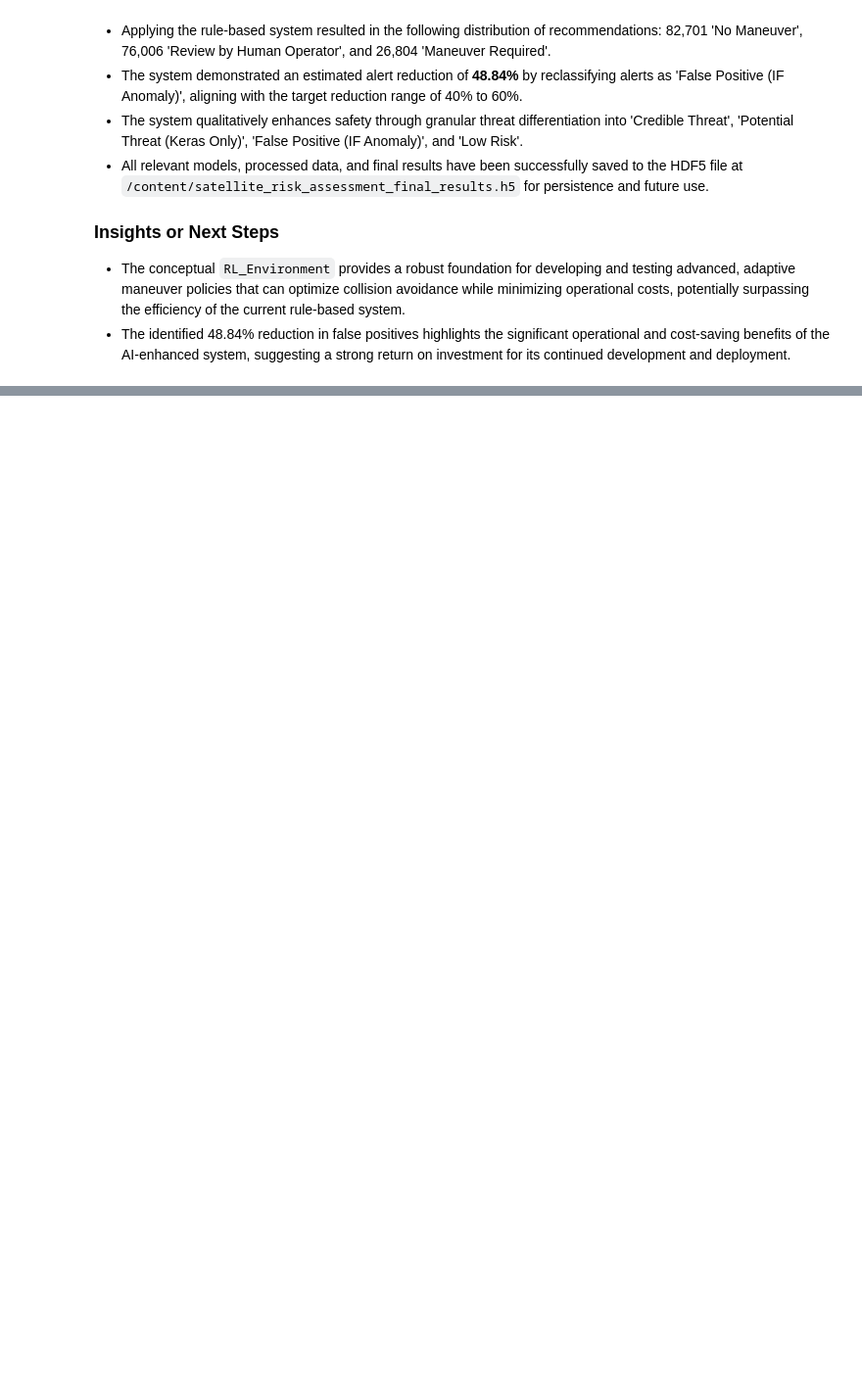
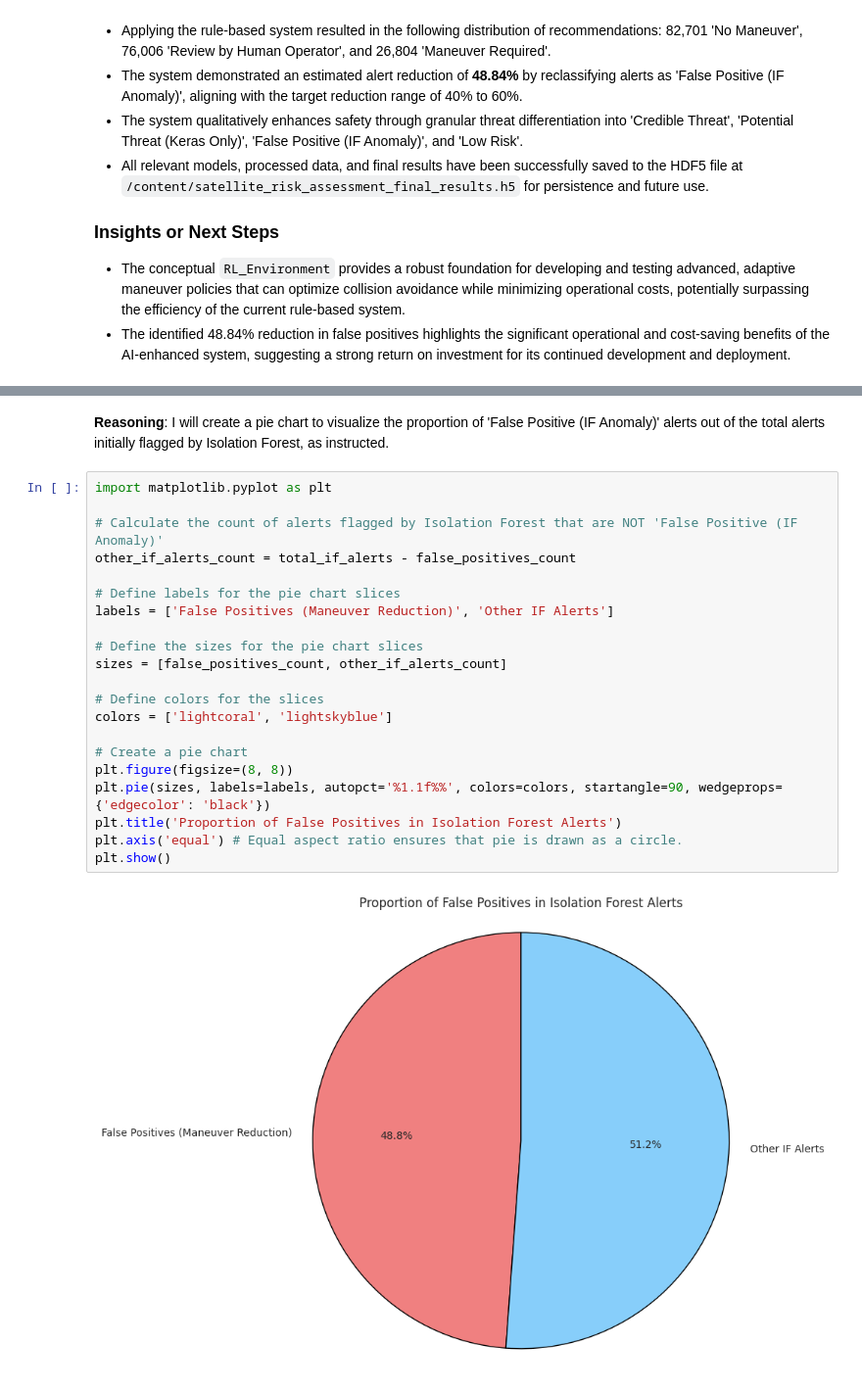
Before and after one commit to ayaemad10/Arduino_Robotics, a Jupyter notebook: Secound_Model_Conjuntion.ipynb, the cells around one changed output, grey strips where cells are left out. Shown at 98% size. Drawn from its saved outputs; the diff is of its cells as text; blank space fills up the shorter version.

```diff
--- a/Secound_Model_Conjuntion.ipynb
+++ b/Secound_Model_Conjuntion.ipynb
@@ -1031,0 +1143,26 @@ The AI-enhanced decision support system provides a comprehensive approach to sat
+# %% [markdown]
+**Reasoning**:
+I will create a pie chart to visualize the proportion of 'False Positive (IF Anomaly)' alerts out of the total alerts initially flagged by Isolation Forest, as instructed.
+# %%
+import matplotlib.pyplot as plt
+
+# Calculate the count of alerts flagged by Isolation Forest that are NOT 'False Positive (IF Anomaly)'
+other_if_alerts_count = total_if_alerts - false_positives_count
+
+# Define labels for the pie chart slices
+labels = ['False Positives (Maneuver Reduction)', 'Other IF Alerts']
+
+# Define the sizes for the pie chart slices
+sizes = [false_positives_count, other_if_alerts_count]
+
+# Define colors for the slices
+colors = ['lightcoral', 'lightskyblue']
+
+# Create a pie chart
+plt.figure(figsize=(8, 8))
+plt.pie(sizes, labels=labels, autopct='%1.1f%%', colors=colors, startangle=90, wedgeprops={'edgecolor': 'black'})
+plt.title('Proportion of False Positives in Isolation Forest Alerts')
+plt.axis('equal') # Equal aspect ratio ensures that pie is drawn as a circle.
+plt.show()
+# %% [output]
+[figure, added]
```
Also changed, not shown: parts of 21 cells of this notebook.
